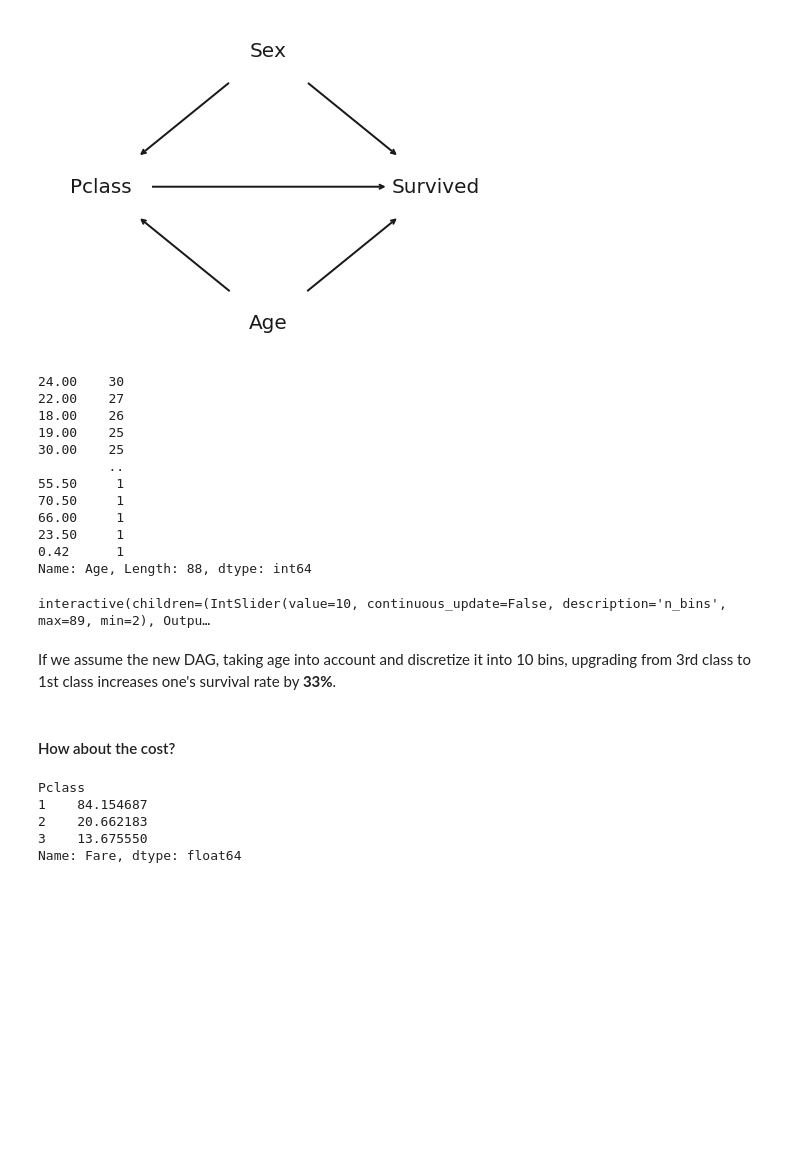
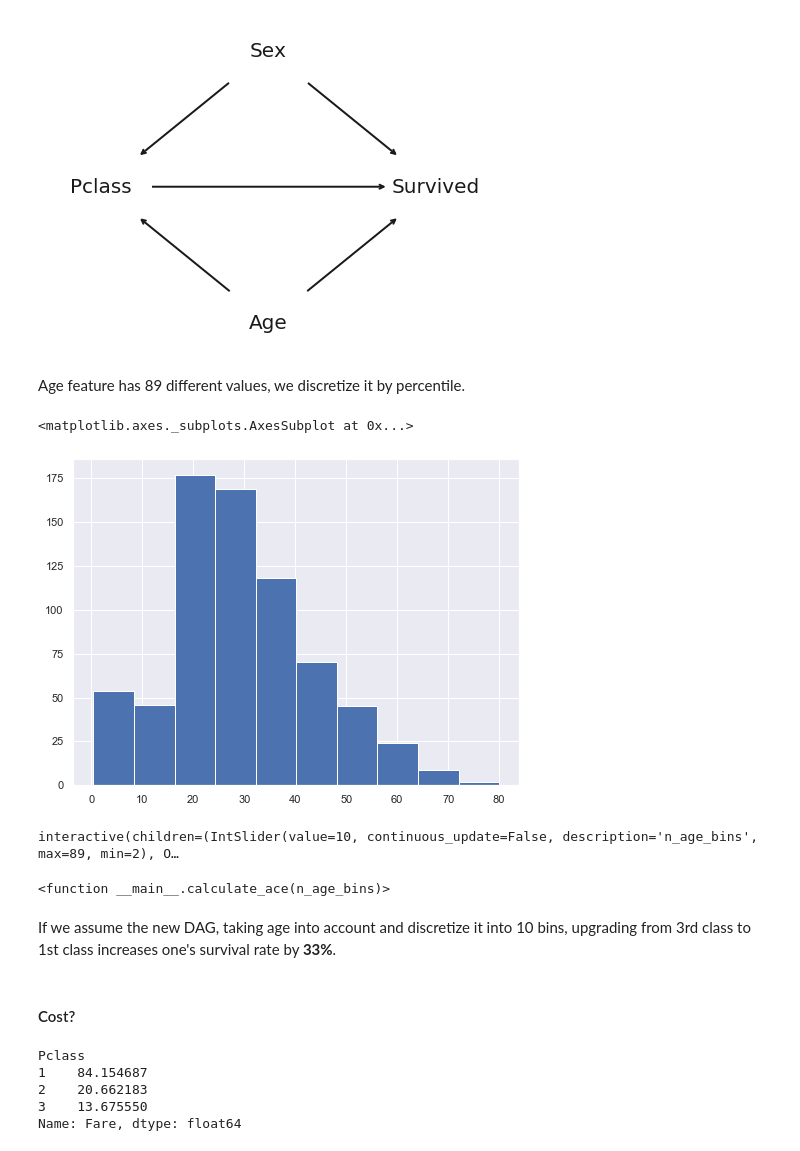
Before and after one commit to shenkev/interventions_titanic, a Jupyter notebook: Untitled.ipynb, the cells around one changed output. Cells and saved outputs as stored; diff of their text form; code cells hidden in the pictures; blank space fills up the shorter version.

```diff
--- a/Untitled.ipynb
+++ b/Untitled.ipynb
@@ -194,21 +192,13 @@ From causal inference's point of view, if we assume sex as confounder, upgrading
 Image(filename='dag2.png')
 # %% [output]
 [figure]
+# %% [markdown]
+Age feature has 89 different values, we discretize it by percentile.
 # %%
-titanic_training['Age'].value_counts()
+titanic_training['Age'].hist()
 # %% [output]
-24.00    30
-22.00    27
-18.00    26
-19.00    25
-30.00    25
-         ..
-55.50     1
-70.50     1
-66.00     1
-23.50     1
-0.42      1
-Name: Age, Length: 88, dtype: int64
+<matplotlib.axes._subplots.AxesSubplot at 0x...>
+[figure, added]
 # %%
 def discretize(df, column_name, n_bins):
     dfc = df.copy()
@@ -219,7 +209,7 @@ def discretize(df, column_name, n_bins):
     return dfc
 
 
-def survival_rate_adjusted_by_age_and_sex(df, pclass):
+def survival_rate_do_pclass_v2(df, pclass):
     # calculate P(Survived=1|do(Pclass=pclass)), using adjustment w.r.t Sex and Age
     result = 0
     for sex in ['male', 'female']:
@@ -231,22 +221,23 @@ def survival_rate_adjusted_by_age_and_sex(df, pclass):
     return result
 
 
-def ace_by_age_group_size(n_bins):
-    df = discretize(titanic_training, 'Age', n_bins)
-    p1 = survival_rate_adjusted_by_age_and_sex(df, 1)
-    p3 = survival_rate_adjusted_by_age_and_sex(df, 3)
+def calculate_ace(n_age_bins):
+    df = discretize(titanic_training, 'Age', n_age_bins)
+    p1 = survival_rate_do_pclass_v2(df, 1)
+    p3 = survival_rate_do_pclass_v2(df, 3)
     print('P(Survived=1|do(Pclass=1)) = {:.3f}'.format(p1))
     print('P(Survived=1|do(Pclass=3)) = {:.3f}'.format(p3))
     print('ACE = {:.3f}'.format(p1 - p3))
 
-r = interact(ace_by_age_group_size,
-             n_bins=widgets.IntSlider(min=2, max=89, step=1, value=10, continuous_update=False))
+interact(calculate_ace,
+         n_age_bins=widgets.IntSlider(min=2, max=89, step=1, value=10, continuous_update=False))
 # %% [output]
-interactive(children=(IntSlider(value=10, continuous_update=False, description='n_bins', max=89, min=2), Outpu…
+interactive(children=(IntSlider(value=10, continuous_update=False, description='n_age_bins', max=89, min=2), O…
+<function __main__.calculate_ace(n_age_bins)>
 # %% [markdown]
 If we assume the new DAG, taking age into account and discretize it into 10 bins, upgrading from 3rd class to 1st class increases one's survival rate by **33%**.
-# %% [markdown]
-#### How about the cost?
+# %% [markdown]
+#### Cost?
 # %%
 titanic_training.groupby(['Pclass'])['Fare'].agg('mean')
 # %% [output]
```
Also changed, not shown: parts of 19 cells of this notebook.
